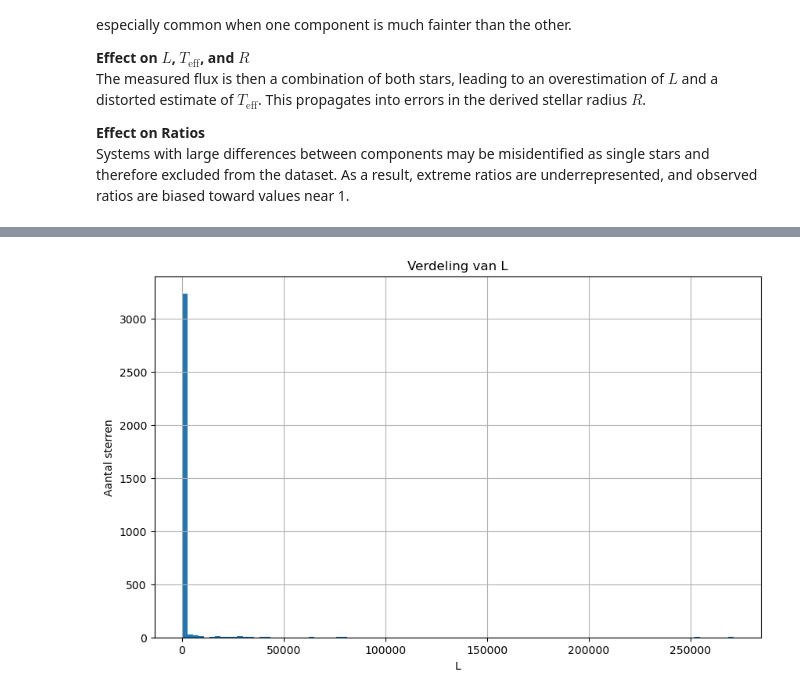
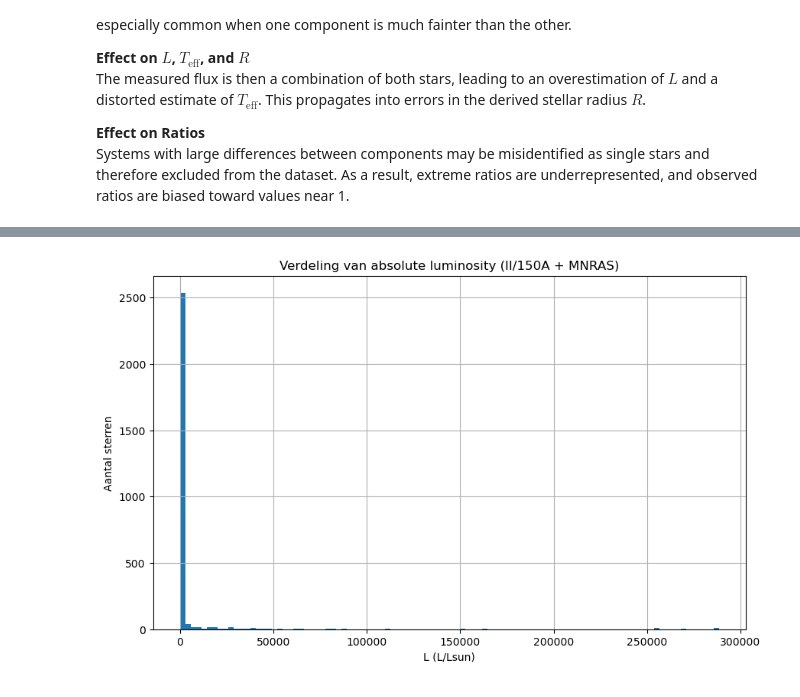
Before and after one commit to Eljameuter/Orbital-and-physical-parameter-distribution-of-Binary-Systems, a Jupyter notebook: Analysis-R.ipynb, the cells around one changed output, grey strips where cells are left out. Drawn from its saved outputs; the diff is of its cells as text; code cells hidden in the pictures.

Commit message:
hoop werk gedaan met alle 5 catalogues voor L correct kunnen inlezen
Wat een kutdataset zeg, dit is zo veel werk

```diff
--- a/Analysis-R.ipynb
+++ b/Analysis-R.ipynb
@@ -108,5 +321,26 @@ import matplotlib.pyplot as plt
 # %%
 # Inlezen en eerste processing van data
+
+
+
+# ============================================================
+# 5. Voorbeeld van de data
+# ============================================================
+
+print("\n===== VOORBEELD =====")
+
+print(
+    df[
+        [
+            "system_id",
+            "component",
+            "catalogue",
+            "L",
+            "spType"
+        ]
+    ].head(20)
+)
+
 
 
 # ============================================================
@@ -124,20 +358,26 @@ print("Totaal aantal rows:", len(df))
 df["L"] = df["L"].replace("", pd.NA)
 df = df.dropna(subset=["L"])
 
-# Zorg dat L numeriek is
 df["L"] = pd.to_numeric(df["L"], errors="coerce")
-
-# eventuele niet-numerieke waarden verwijderen
 df = df.dropna(subset=["L"])
 
 print("Rows met bekende L:", len(df))
+
+# ============================================================
+# UNIFORMISEREN VAN SCHAAL
+# ============================================================
+
+# MNRAS: log10(L/Lsun) -> L/Lsun
+mask_mnras = df["catalogue"] == "J/MNRAS/491/5489"
+df.loc[mask_mnras, "L"] = 10 ** df.loc[mask_mnras, "L"]
+
+print("\nMNRAS omgezet van log(L/Lsun) naar L/Lsun")
 
 # ============================================================
 # CHECK VAN DE L-WAARDEN
 # ============================================================
 
 print("\n===== STATISTIEKEN VAN L =====")
-
 print(df["L"].describe())
 
 # ============================================================
@@ -145,61 +385,50 @@ print(df["L"].describe())
 # ============================================================
 
 print("\n===== KLEINSTE L-WAARDEN =====")
-print(
-    df["L"]
-    .sort_values()
-    .head(20)
-)
+print(df["L"].sort_values().head(20))
 
 print("\n===== GROOTSTE L-WAARDEN =====")
-print(
-    df["L"]
-    .sort_values(ascending=False)
-    .head(20)
-)
+print(df["L"].sort_values(ascending=False).head(20))
+
 
 # ============================================================
-# Unieke waarden bekijken
+# SCHEIDING VAN FYSISCHE SCHALEN
 # ============================================================
 
-print("\n===== EERSTE 50 UNIEKE L-WAARDEN =====")
+absolute_catalogs = ["II/150A", "J/MNRAS/491/5489"]
+relative_catalogs = ["Svechnikov84", "Svechnikov99", "V/118"]
 
-unique_L = np.sort(df["L"].unique())
+df_abs = df[df["catalogue"].isin(absolute_catalogs)].copy()
+df_rel = df[df["catalogue"].isin(relative_catalogs)].copy()
 
-print(unique_L[:50])
+print("\n===== SPLITSING =====")
+print("Absolute L/Lsun rows:", len(df_abs))
+print("Relative (L1+L2=1) rows:", len(df_rel))
 
 # ============================================================
-# Histogram maken
+# HISTOGRAM - ALLEEN ABSOLUTE LUMINOSITY
 # ============================================================
 
 plt.figure(figsize=(10, 6))
+plt.hist(df_abs["L"], bins=100)
 
-plt.hist(df["L"], bins=100)
-
-plt.xlabel("L")
+plt.xlabel("L (L/Lsun)")
 plt.ylabel("Aantal sterren")
-
-plt.title("Verdeling van L")
+plt.title("Verdeling van absolute luminosity (II/150A + MNRAS)")
 
 plt.grid(True)
-
 plt.show()
 
 # ============================================================
-# PER CATALOGUE L-VERDELING CHECKEN
+# PER CATALOGUE STATISTIEK
 # ============================================================
 
 print("\n===== PER CATALOGUE STATISTIEK VAN L =====")
-
-catalogue_stats = df.groupby("catalogue")["L"].describe()
-
-print(catalogue_stats)
+print(df.groupby("catalogue")["L"].describe())
 
 # ============================================================
-# Extra: per catalogue median en range (handig voor schaal-detectie)
+# EXTRA SAMENVATTING
 # ============================================================
-
-print("\n===== EXTRA SAMENVATTING =====")
 
 summary = df.groupby("catalogue")["L"].agg(
     mean="mean",
@@ -210,6 +439,7 @@ summary = df.groupby("catalogue")["L"].agg(
     count="count"
 )
 
+print("\n===== EXTRA SAMENVATTING =====")
 print(summary.sort_values(by="count", ascending=False))
 
 # ============================================================
@@ -449,2 +679,2 @@ max      271010.140000
-[figure, old version]
+[figure, new version]
 ===== PER CATALOGUE STATISTIEK VAN L =====
```
Also changed, not shown: parts of 2 cells of this notebook.
